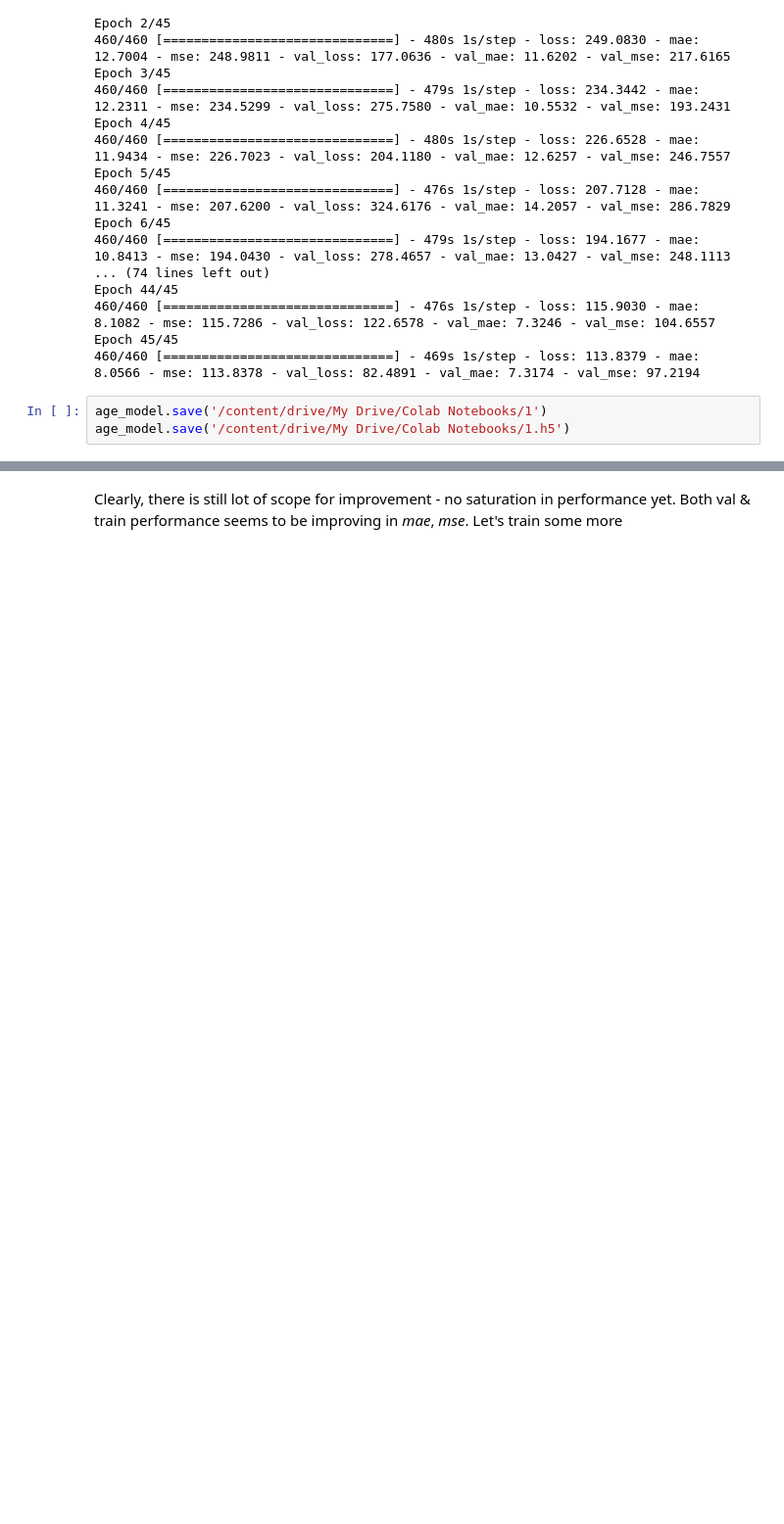
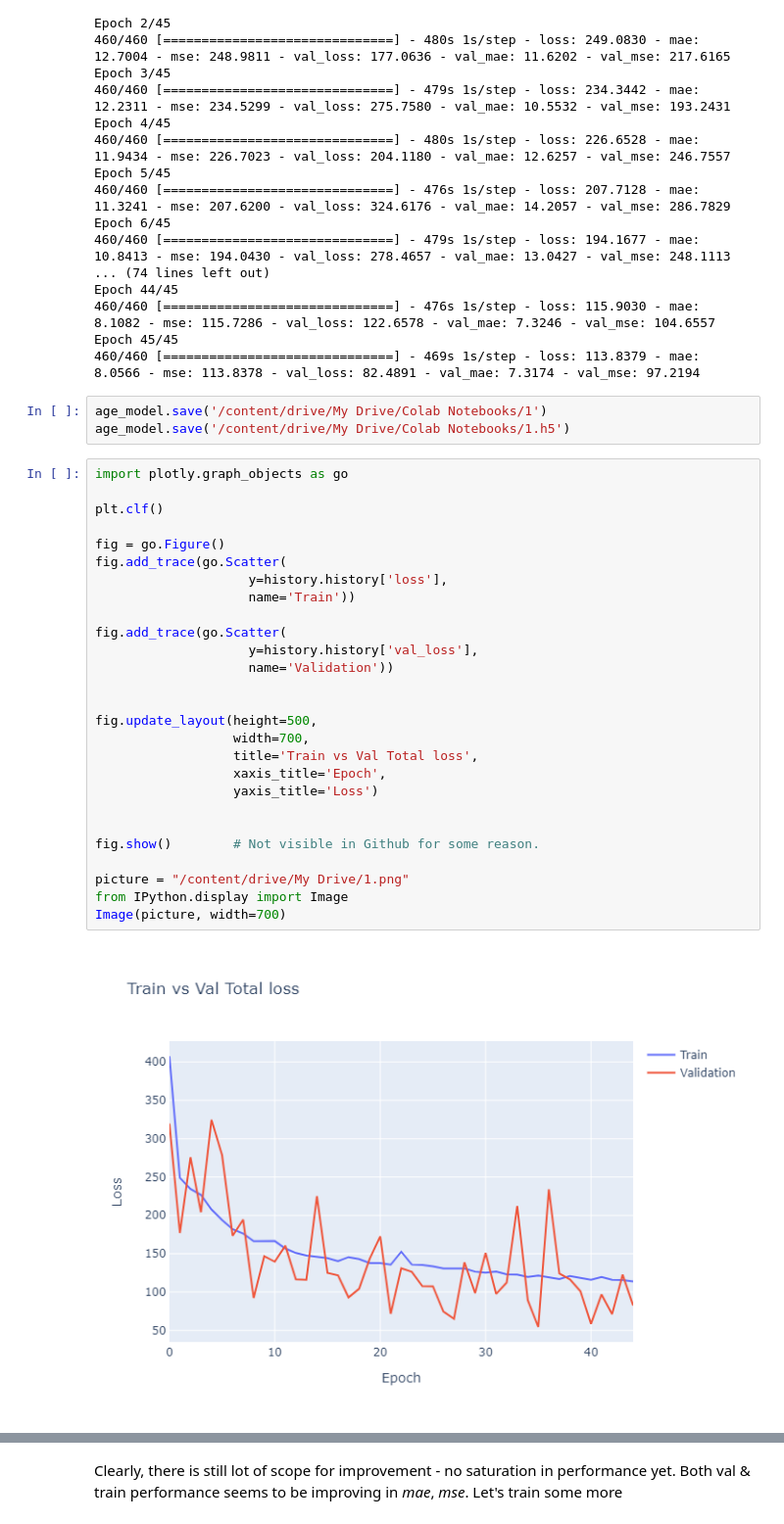
Before and after one commit to ShreyanshJoshi/Facial-Demographics-using-CNN, a Jupyter notebook: Copy1_of_BEST_More_data_Augmented_Age_Estimation.ipynb, the cells around one changed output, grey strips where cells are left out. Shown at 98% size. Cells and saved outputs as stored; diff of their text form; blank space fills up the shorter version.

```diff
--- a/Copy1_of_BEST_More_data_Augmented_Age_Estimation.ipynb
+++ b/Copy1_of_BEST_More_data_Augmented_Age_Estimation.ipynb
@@ -746,3 +746,32 @@ Epoch 45/45
 # %%
 age_model.save('/content/drive/My Drive/Colab Notebooks/1')
 age_model.save('/content/drive/My Drive/Colab Notebooks/1.h5')
+# %%
+import plotly.graph_objects as go
+
+plt.clf()
+
+fig = go.Figure()
+fig.add_trace(go.Scatter(
+                    y=history.history['loss'],
+                    name='Train'))
+
+fig.add_trace(go.Scatter(
+                    y=history.history['val_loss'],
+                    name='Validation'))
+
+
+fig.update_layout(height=500,
+                  width=700,
+                  title='Train vs Val Total loss',
+                  xaxis_title='Epoch',
+                  yaxis_title='Loss')
+
+
+fig.show()        # Not visible in Github for some reason.
+
+picture = "/content/drive/My Drive/1.png"
+from IPython.display import Image
+Image(picture, width=700)
+# %% [output]
+[figure, added]
```
Also changed, not shown: parts of 9 cells of this notebook.
